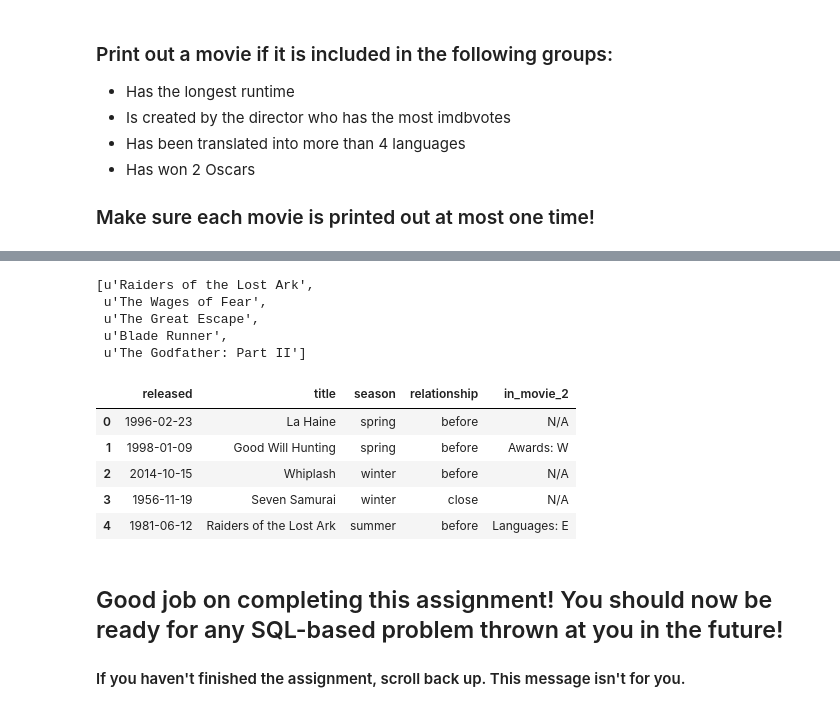
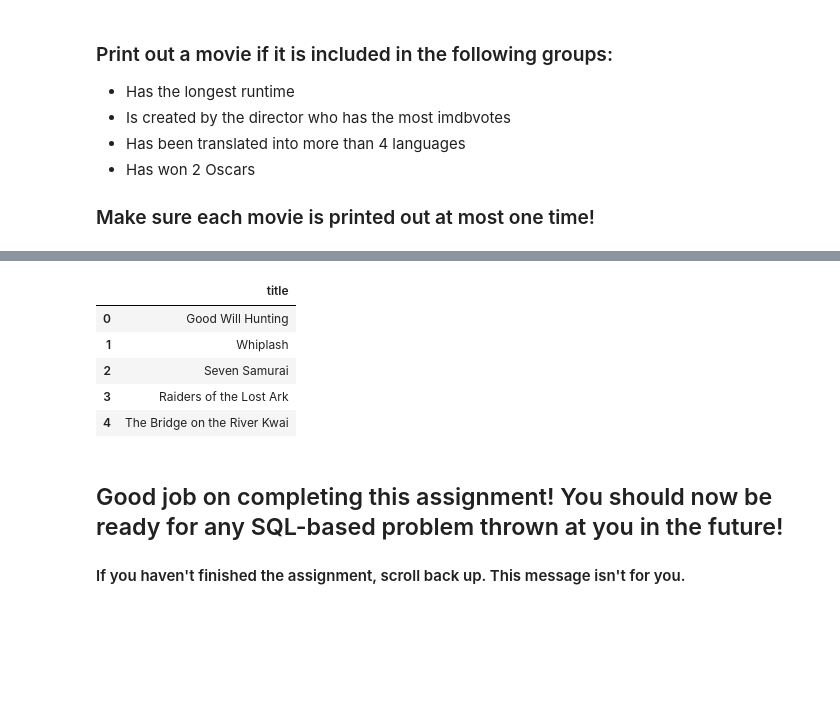
Before and after one commit to brownmt3255/dsi-sea-week07-1.4, a Jupyter notebook: Advanced SQL Starter.ipynb, the cells around one changed output, grey strips where cells are left out. Cells and saved outputs as stored; diff of their text form; code cells hidden in the pictures; blank space fills up the shorter version.

```diff
--- a/Advanced SQL Starter.ipynb
+++ b/Advanced SQL Starter.ipynb
@@ -272,71 +240,14 @@ Name: language, dtype: object
-# %%
-listy_four_language_movies = []
-
-for x in df_imdb_all.language:
-    if len(x.split(",")) > 4:
-        language_index = df_imdb_all[df_imdb_all['language'] == x].index.tolist()[0]
-        language_title = df_imdb_all.ix[[language_index], ['title']].values[0][0]
-        listy_four_language_movies.append(language_title)
-
-
-
-
-
-listy_four_language_movies
-# %% [output]
-[u'Raiders of the Lost Ark',
- u'The Wages of Fear',
- u'The Great Escape',
- u'Blade Runner',
- u'The Godfather: Part II']
-# %%
-def filter_movie(movie):
-    max_movie_name = df_imdb_all[df_imdb_all.runtime == max(df_imdb_all.runtime)]['title'].values[0]
-    max_director_votes = df_imdb_all[df_imdb_all.imdbVotes == max(df_imdb_all.imdbVotes)]['title'].values[0]
-
-    listy_oscars = []
-    for x in df_imdb_all.awards:
-        for y in x.split(". "):
-            if y == "Won 2 Oscars":
-                oscar_index = df_imdb_all[df_imdb_all['awards'] == x].index.tolist()[0]
-                oscar_title = df_imdb_all.ix[[oscar_index], ['title']].values[0][0]
-
-                listy_oscars.append(oscar_title)
-
-    listy_four_language_movies = []
-    for x in df_imdb_all.language:
-        if len(x.split(",")) > 4:
-            language_index = df_imdb_all[df_imdb_all['language'] == x].index.tolist()[0]
-            language_title = df_imdb_all.ix[[language_index], ['title']].values[0][0]
-            listy_four_language_movies.append(language_title)
-
-
-    # Has the longest runtime
-    if movie == max_movie_name:
-        return "Max Runtime Move: " + max_movie_name
-    # Is created by the director who has the most imdbvotes
-    elif movie == max_director_votes:
-        return "Director: " + max_director_votes
-    # Has won 2 Oscars
-    elif movie in listy_oscars:
-        return "Awards: " + df_imdb_all.ix[df_imdb_all.title == movie]['awards'].values[0][0]
-    # > 4 Languages
-    elif movie in listy_four_language_movies:
-        return "Languages: " + df_imdb_all.ix[df_imdb_all.title == movie]['language'].values[0][0]
-
-    else:
-        return "N/A"
-
-df_imdb['in_movie_2'] = df_imdb.title.apply(filter_movie)
-
-df_imdb.head()
-# %% [output]
-|  | released | title | season | relationship | in_movie_2 |
-| 0 | 1996-02-23 | La Haine | spring | before | N/A |
-| 1 | 1998-01-09 | Good Will Hunting | spring | before | Awards: W |
-| 2 | 2014-10-15 | Whiplash | winter | before | N/A |
-| 3 | 1956-11-19 | Seven Samurai | winter | close | N/A |
-| 4 | 1981-06-12 | Raiders of the Lost Ark | summer | before | Languages: E |
+# %%
+pd.read_sql("select title from website_imdb where runtime = (select max(runtime) from website_imdb)"
+            ' or director in (select director from website_imdb group by director order by sum("imdbVotes") desc limit 1) '
+            " or (length(language) - length(replace(language,\',\',\'\'))) > 3 or awards like '%%Oscars%%';", engine)[:5]
+# %% [output]
+|  | title |
+| 0 | Good Will Hunting |
+| 1 | Whiplash |
+| 2 | Seven Samurai |
+| 3 | Raiders of the Lost Ark |
+| 4 | The Bridge on the River Kwai |
 # %% [markdown]
 ## Good job on completing this assignment! You should now be ready for any SQL-based problem thrown at you in the future!
 
```
Also changed, not shown: parts of 8 cells of this notebook.
